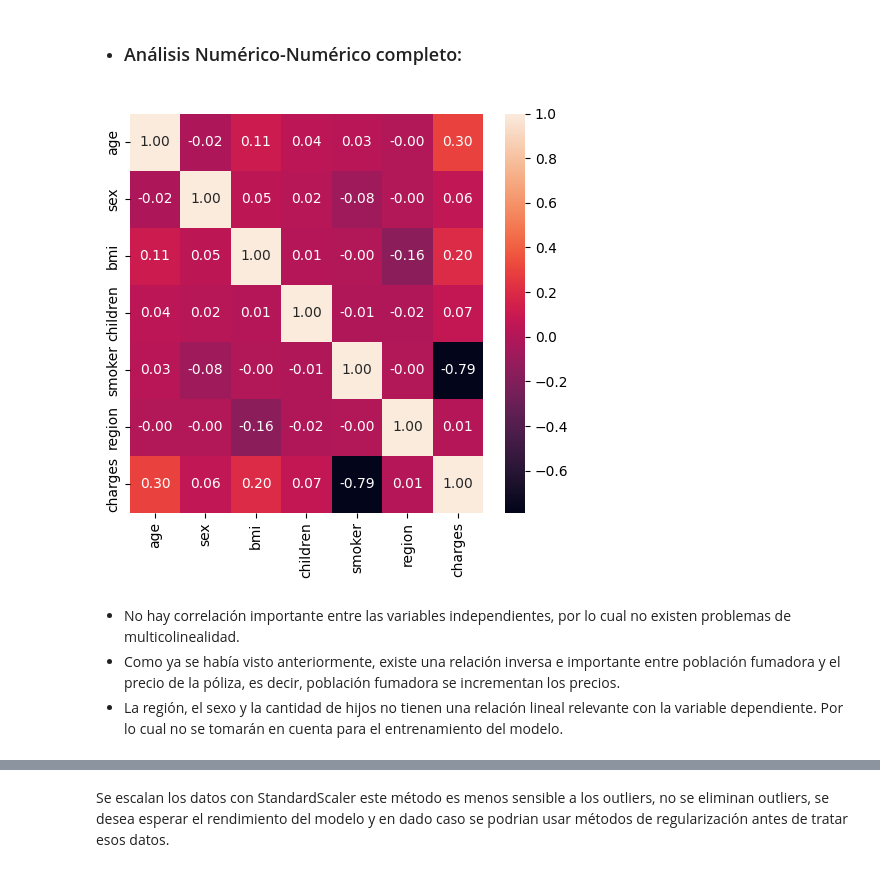
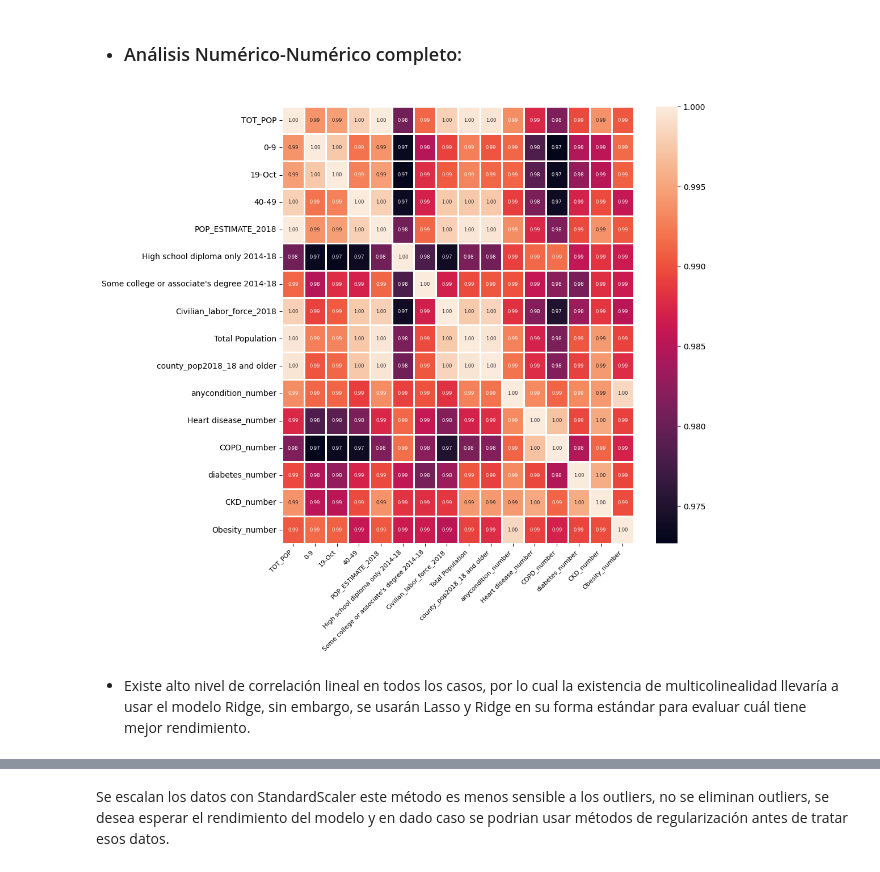
Before and after one commit to josedrosales/Analisis, a Jupyter notebook: models/Regularized_linear.ipynb, the cells around one changed output, grey strips where cells are left out. Cells and saved outputs as stored; diff of their text form; code cells hidden in the pictures.

```diff
--- a/models/Regularized_linear.ipynb
+++ b/models/Regularized_linear.ipynb
@@ -138,24 +137,25 @@ Index(['TOT_POP', '0-9', '19-Oct', '40-49', 'POP_ESTIMATE_2018',
        'county_pop2018_18 and older', 'anycondition_number',
        'Heart disease_number', 'COPD_number', 'diabetes_number', 'CKD_number'],
       dtype='object')
+# %%
+columnas_deseadas = X_train.columns.tolist()
+columnas_deseadas.append(y_train.name)
+dataframe = dataframe[columnas_deseadas]
 # %% [markdown]
 - ### Análisis Numérico-Numérico completo:
-# %%
-#Normalizacion de las variables categóricas
-dataframe["sex"] = pd.factorize(dataframe["sex"])[0]
-dataframe["smoker"] = pd.factorize(dataframe["smoker"])[0]
-dataframe["region"] = pd.factorize(dataframe["region"])[0]
-# %%
-plt.figure(figsize = (5,5))
-
-sns.heatmap(dataframe[['age', 'sex', 'bmi', 'children', 'smoker', 'region',
-                       'charges']].corr(), annot = True, fmt = ".2f", annot_kws={'size': 10})
-
-plt.tight_layout()
-plt.show()
-# %% [output]
-[figure, removed]
-# %% [markdown]
-- No hay correlación importante entre las variables independientes, por lo cual no existen problemas de multicolinealidad.
-- Como ya se había visto anteriormente, existe una relación inversa e importante entre población fumadora y el precio de la póliza, es decir, población fumadora se incrementan los precios.
-- La región, el sexo y la cantidad de hijos no tienen una relación lineal relevante con la variable dependiente. Por lo cual no se tomarán en cuenta para el entrenamiento del modelo.
+# %%
+import matplotlib.pyplot as plt
+import seaborn as sns
+
+plt.figure(figsize = (10,10))
+corr = dataframe[dataframe.columns.tolist()].corr()
+
+sns.heatmap(corr, annot = True, fmt = ".2f", annot_kws={'size': 6}, linewidths=2)
+
+plt.xticks(rotation=45, ha='right', fontsize=8)
+
+plt.show()
+# %% [output]
+[figure, added]
+# %% [markdown]
+- Existe alto nivel de correlación lineal en todos los casos, por lo cual la existencia de multicolinealidad llevaría a usar el modelo Ridge, sin embargo, se usarán Lasso y Ridge en su forma estándar para evaluar cuál tiene mejor rendimiento.
```
Also changed, not shown: parts of 8 cells of this notebook.
